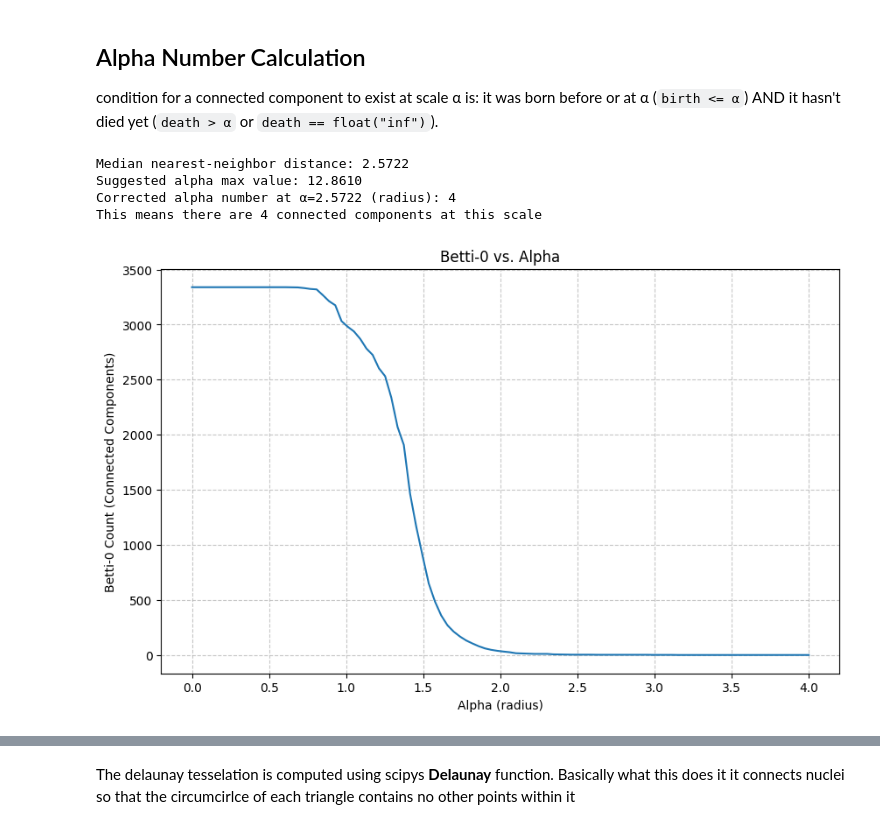
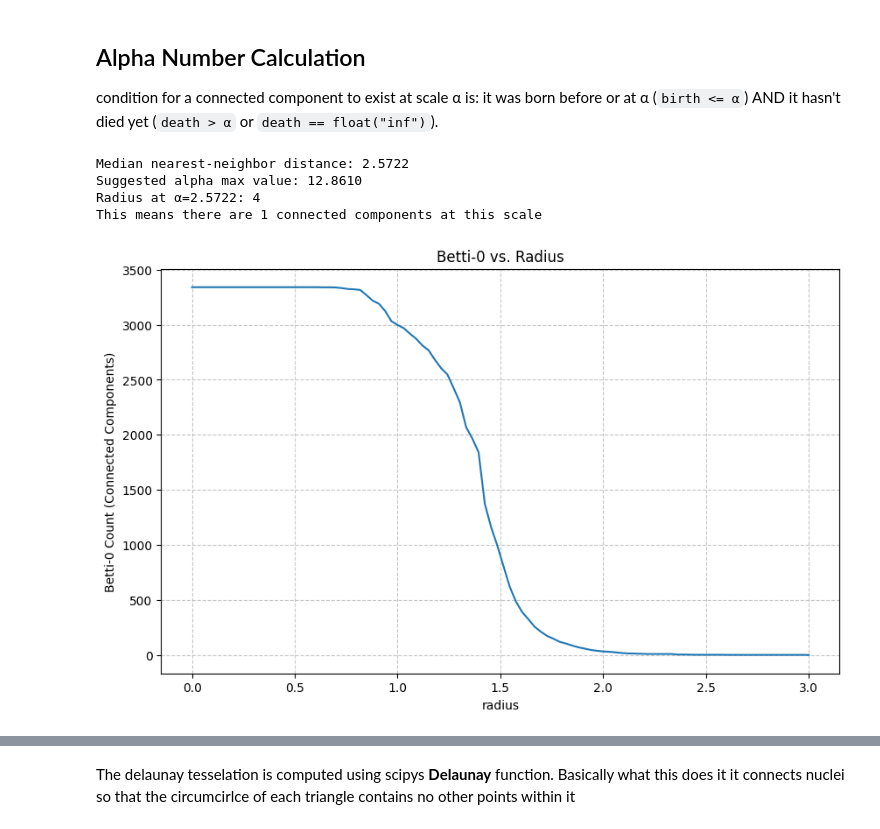
Before and after one commit to devtcu/Topological-Data-Analysis, a Jupyter notebook: syncitia/persistence.ipynb, the cells around one changed output, grey strips where cells are left out. Cells and saved outputs as stored; diff of their text form; code cells hidden in the pictures.

```diff
--- a/syncitia/persistence.ipynb
+++ b/syncitia/persistence.ipynb
@@ -87,17 +86,17 @@ plt.xlim(0, 250)
 # %%
 distances = np.linalg.norm(coordinates[:, None] - coordinates, axis=2)
 median_dist = np.median(distances[distances > 0]) #lets filter out the nonzero values
-alpha = 10 #gudhi uses squared radius
+radius = 10 #gudhi uses squared radius
 
 # Corrected alpha number calculation
 alpha_num = 0
 
 # Correct condition: born before or at alpha AND hasn't died yet
 for birth, death in pd_0:
-    if birth <= alpha and (death > alpha or death == float("inf")):
+    if birth <= radius and (death > radius or death == float("inf")):
         alpha_num += 1
 
-print(f"Alpha number at α={alpha} (squared radius): {alpha_num}")
+print(f"Alpha number at α={radius} (squared radius): {alpha_num}")
 print(f"So only {alpha_num} connected components at this scale")
 # %% [output]
 Alpha number at α=10 (squared radius): 1
@@ -111,73 +110,72 @@ condition for a connected component to exist at scale α is: it was born before
 nn_distances = []
 for i in range(len(coordinates)):
     dists = distances[i]
-    dists = dists[dists > 0]  # Remove self-distance
+    dists = dists[dists > 0]  # making sure to remove self-distance
     if len(dists) > 0:
         nn_distances.append(np.min(dists))
 
 median_nn_dist = np.median(nn_distances)
 print(f"Median nearest-neighbor distance: {median_nn_dist:.4f}")
 
-# Calculate reasonable alpha thresholds based on the data scale
-alpha_max = median_nn_dist * 5  # 5x median nearest-neighbor distance, so that we can explore scales well beyond this typical distance
-print(f"Suggested alpha max value: {alpha_max:.4f}")
+# lets calcualte alculate reasonable alpha thresholds..just for fun
+radius_max = median_nn_dist * 5  # 5x median nearest-neighbor distance, so that we can explore scales well beyond this typical distance
+print(f"Suggested alpha max value: {radius_max:.4f}")
 
-# Corrected alpha number calculation at median nearest-neighbor dist
-reasonable_alpha = median_nn_dist
-alpha_squared = reasonable_alpha**2  # Convert to squared radius for GUDHI
+#Corrected alpha number calculation at median nearest-neighbor dist
+reasonable_radius = median_nn_dist
+radius_squared = reasonable_radius**2  # Convert to squared radius for GUDHI
 
-#condition: born before or at alpha AND hasn't died yet
-correct_alpha_num = sum(1 for birth, death in pd_0 if
-                birth <= alpha_squared and
-                (death > alpha_squared or death == float('inf')))
+#condition: born before or at radius AND hasn't died yet
+radius_num = sum(1 for birth, death in pd_0 if
+                birth <= radius_squared and
+                (death > radius_squared or death == float('inf')))
 
-print(f"Corrected alpha number at α={reasonable_alpha:.4f} (radius): {correct_alpha_num}")
-print(f"This means there are {correct_alpha_num} connected components at this scale")
+print(f"Radius at α={reasonable_radius:.4f}: {radius_num}")
+print(f"This means there are {alpha_num} connected components at this scale")
 
 # Calculate corrected Betti-0 curve
-alpha_range = np.linspace(0, 4, 100)
-alpha_range_squared = alpha_range**2  # Convert to squared radius for GUDHI
+radius_range = np.linspace(0, 3, 100)
+radius_range_squared = radius_range**2  # Convert to squared radius for GUDHI
 
 # Correct calculation for each alpha value
 corrected_betti0 = [sum(1 for birth, death in pd_0 if
                     birth <= a_sq and
                     (death > a_sq or death == float('inf')))
-                    for a_sq in alpha_range_squared]
+                    for a_sq in radius_range_squared]
 
 plt.figure(figsize=(10, 6))
-plt.plot(alpha_range, corrected_betti0)
+plt.plot(radius_range, corrected_betti0)
 plt.grid(True, linestyle='--', alpha=0.7)
-plt.xlabel('Alpha (radius)')
+plt.xlabel('radius')
 plt.ylabel('Betti-0 Count (Connected Components)')
-plt.title('Betti-0 vs. Alpha')
-plt.savefig('betti_curve_corrected.png')
+plt.title('Betti-0 vs. Radius')
 plt.show()
 
 # Analyze the curve to find interesting alpha values
 max_components = max(corrected_betti0)
 half_components_idx = np.argmax(np.array(corrected_betti0) <= max_components / 2)
-half_components_alpha = alpha_range[half_components_idx]
+half_components_radius = radius_range[half_components_idx]
 
 single_component_idx = np.argmax(np.array(corrected_betti0) == 1)
-single_component_alpha = alpha_range[single_component_idx]
+single_component_alpha = radius_range[single_component_idx]
 
 print(f"Maximum number of connected components: {max_components}")
-print(f"Alpha at half max components: {half_components_alpha:.4f}")
-print(f"Alpha at single connected component: {single_component_alpha:.4f}")
+print(f"Radius at half max components: {half_components_radius:.4f}")
+print(f"Radius at single connected component: {single_component_alpha:.4f}")
 
-# Create a detailed report of the alpha numbers
-detailed_alphas = [0.1, 0.5, 1.0, 2.0, 5.0, 10.0, 20.0]
-print("\nDetailed alpha number report:")
-for a in detailed_alphas:
+
+detailed_radii = [0.1, 0.5, 1.0, 2.0, 5.0, 10.0, 20.0]
+print("\nDetailed report:")
+for a in detailed_radii:
     a_squared = a**2
     comp_count = sum(1 for birth, death in pd_0 if
                     birth <= a_squared and
                     (death > a_squared or death == float('inf')))
-    print(f"Alpha = {a:.1f}: {comp_count} connected components")
+    print(f"Radius = {a:.1f}: {comp_count} connected components")
 # %% [output]
 Median nearest-neighbor distance: 2.5722
 Suggested alpha max value: 12.8610
-Corrected alpha number at α=2.5722 (radius): 4
-This means there are 4 connected components at this scale
+Radius at α=2.5722: 4
+This means there are 1 connected components at this scale
-[figure, old version]
+[figure, new version]
 Maximum number of connected components: 3340
```
Also changed, not shown: parts of 14 cells of this notebook.
